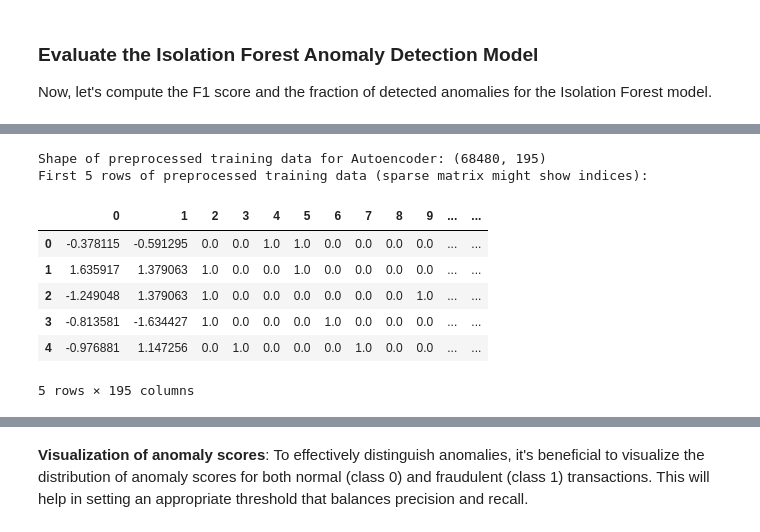
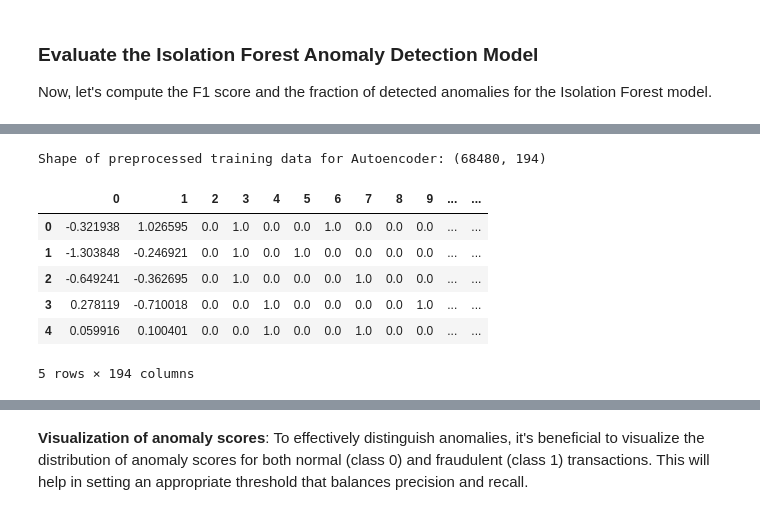
Before and after one commit to MLCoursesBBK/ZiZ_2026, a Jupyter notebook: Anomaly_Detection.ipynb, the cells around one changed output, grey strips where cells are left out. Cells and saved outputs as stored; diff of their text form; code cells hidden in the pictures.

```diff
--- a/Anomaly_Detection.ipynb
+++ b/Anomaly_Detection.ipynb
@@ -106,0 +116,4 @@ Actual fraud rate in df_eval: 0.0936
+# %%
+# Define numerical and categorical features
+numerical_features = ['purchase_value', 'age']
+categorical_features = ['source', 'browser', 'sex', 'country', 'month_purchase', 'weekday_purchase']
@@ -114,22 +297,27 @@ For the Isolation Forest model, we've adopted a semi-supervised approach to data
 2.  **Evaluation Data (`df_eval`)**: This set is created by combining the **remaining 50% of the normal transactions** with **all fraudulent transactions** from `df_combined`. This setup provides a comprehensive dataset to evaluate the model's ability to distinguish between normal and anomalous behavior, as it contains both known normal and known anomalous instances.
 # %%
 # Separate normal and fraudulent data
-df_normal_data = df_combined[df_combined["class"] == 0]
-df_fraud_data = df_combined[df_combined["class"] == 1]
+df_normal_data = df_combined[df_combined['class'] == 0]
+df_fraud_data = df_combined[df_combined['class'] == 1]
 
 # Split normal data into two halves for semi-supervised training
 # df_train will contain 50% of normal data
 # df_normal_rest will contain the other 50% of normal data
 df_train, df_normal_rest = train_test_split(
     df_normal_data,
-    test_size=0.5,  # 50% for evaluation, 50% for training
-    random_state=42,
+    test_size=0.5, # 50% for evaluation, 50% for training
+    random_state=seed
 )
 
 # df_eval will contain the remaining 50% of normal data + all fraudulent data
 df_eval = pd.concat([df_normal_rest, df_fraud_data])
 
+# take subset of selected categorical and numeric features
+df_train = df_train[[*categorical_features, *numerical_features]]
+y_true = df_eval['class'] # class label in the evaluaion set
+df_eval = df_eval[[*categorical_features, *numerical_features]]
+
 print(f"Shape of df_train (50% normal data): {df_train.shape}")
 print(f"Shape of df_eval (50% normal data + all fraud data): {df_eval.shape}")
-print(f"Actual fraud rate in df_eval: {df_eval['class'].mean():.4f}")
+print(f"Actual fraud rate in df_eval: {y_true.mean():.4f}")
 # %% [output]
@@ -310,26 +461,16 @@ The Isolation Forest method has been applied using selected numerical and catego
 # %%
-# 6. Apply the preprocessor to transform the selected numerical and categorical features
-X_train_preprocessed = preprocessor.fit_transform(
-    df_train[numerical_features + categorical_features]
-)
+# Apply the preprocessor to transform the selected numerical and categorical features
+X_train_preprocessed = preprocessor.fit_transform(df_train)
 
-print(
-    "Shape of preprocessed training data for Autoencoder:", X_train_preprocessed.shape
-)
-print("First 5 rows of preprocessed training data (sparse matrix might show indices):")
-# Since X_train_preprocessed can be a sparse matrix, convert to array for display if it is.
-if hasattr(X_train_preprocessed, "toarray"):
-    display(pd.DataFrame(X_train_preprocessed.toarray()).head())
-else:
-    display(pd.DataFrame(X_train_preprocessed).head())
+print("Shape of preprocessed training data for Autoencoder:", X_train_preprocessed.shape)
+display(pd.DataFrame(X_train_preprocessed).head())
 # %% [output]
-Shape of preprocessed training data for Autoencoder: (68480, 195)
-First 5 rows of preprocessed training data (sparse matrix might show indices):
+Shape of preprocessed training data for Autoencoder: (68480, 194)
 |  | 0 | 1 | 2 | 3 | 4 | 5 | 6 | 7 | 8 | 9 | ... | ... |
-| 0 | -0.378115 | -0.591295 | 0.0 | 0.0 | 1.0 | 1.0 | 0.0 | 0.0 | 0.0 | 0.0 | ... | ... |
-| 1 | 1.635917 | 1.379063 | 1.0 | 0.0 | 0.0 | 1.0 | 0.0 | 0.0 | 0.0 | 0.0 | ... | ... |
-| 2 | -1.249048 | 1.379063 | 1.0 | 0.0 | 0.0 | 0.0 | 0.0 | 0.0 | 0.0 | 1.0 | ... | ... |
-| 3 | -0.813581 | -1.634427 | 1.0 | 0.0 | 0.0 | 0.0 | 1.0 | 0.0 | 0.0 | 0.0 | ... | ... |
-| 4 | -0.976881 | 1.147256 | 0.0 | 1.0 | 0.0 | 0.0 | 0.0 | 1.0 | 0.0 | 0.0 | ... | ... |
+| 0 | -0.321938 | 1.026595 | 0.0 | 1.0 | 0.0 | 0.0 | 1.0 | 0.0 | 0.0 | 0.0 | ... | ... |
+| 1 | -1.303848 | -0.246921 | 0.0 | 1.0 | 0.0 | 1.0 | 0.0 | 0.0 | 0.0 | 0.0 | ... | ... |
+| 2 | -0.649241 | -0.362695 | 0.0 | 1.0 | 0.0 | 0.0 | 0.0 | 1.0 | 0.0 | 0.0 | ... | ... |
+| 3 | 0.278119 | -0.710018 | 0.0 | 0.0 | 1.0 | 0.0 | 0.0 | 0.0 | 0.0 | 1.0 | ... | ... |
+| 4 | 0.059916 | 0.100401 | 0.0 | 0.0 | 1.0 | 0.0 | 0.0 | 1.0 | 0.0 | 0.0 | ... | ... |
-5 rows × 195 columns
+5 rows × 194 columns
 # %%
```
Also changed, not shown: parts of 46 cells of this notebook.
